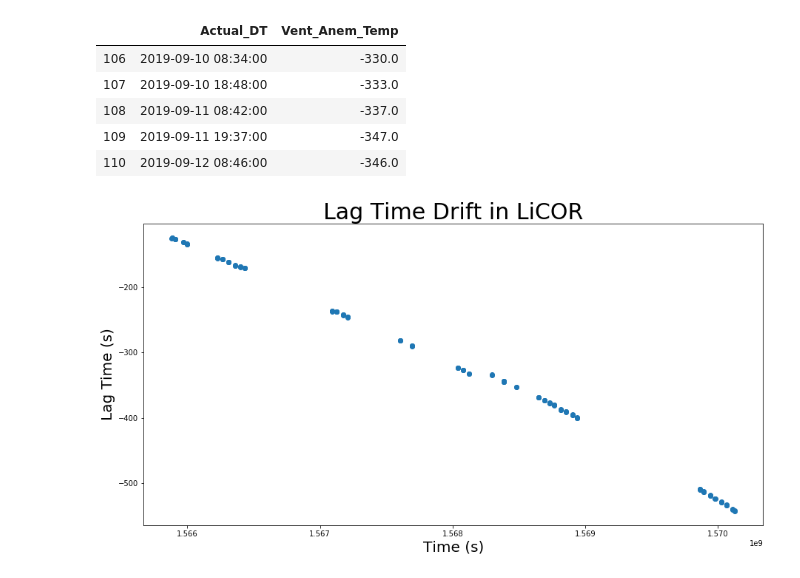
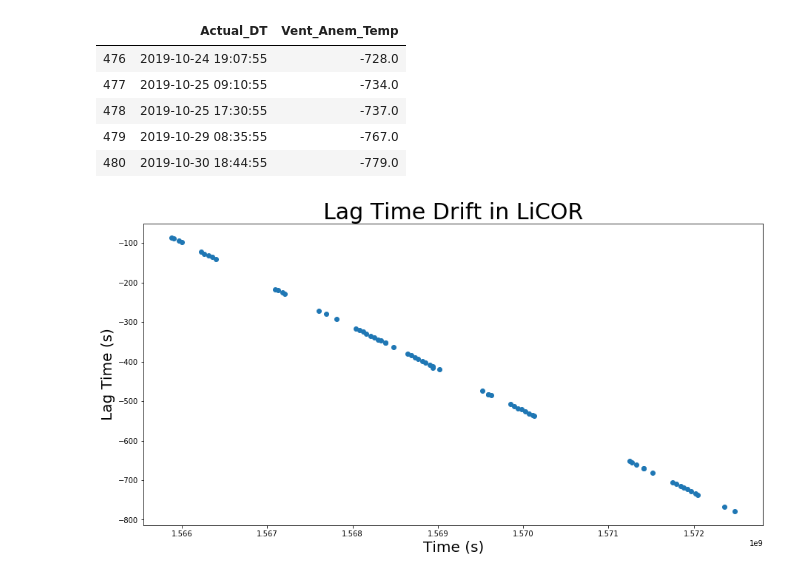
Before and after one commit to agmeyer4/CO2_Eddy, a Jupyter notebook: Spike_Finder.ipynb, the cells around one changed output. Cells and saved outputs as stored; diff of their text form; code cells hidden in the pictures.

```diff
--- a/Spike_Finder.ipynb
+++ b/Spike_Finder.ipynb
@@ -671,7 +671,7 @@ def spike_ET_df_creation(**kwargs):
             for i in range(1,4):
                 spike_ET_df['Multiplexer_CO2_{}'.format(i)] = multi_spikes[i]
         elif 'Temp' in key:
-            spike_ET_df['Vent_Anem_Temp'] = get_single_vent_anem_temp_spike(value,'Velocity')
+            spike_ET_df['Vent_Anem_Temp'] = get_single_vent_anem_temp_spike(value,'Rotations')
 
     return spike_ET_df
 # %%
@@ -748,6 +748,6 @@ Enter End Date YYYY-mm-DD:  2019-10-03
 # %%
 #actual_spike_df = pd.DataFrame(columns=['Actual_DT','Actual_ET','Picarro_ANEM','Picarro_CO2','LI_8100_Vent','Multiplexer_CO2_1','Multiplexer_CO2_2','Multiplexer_CO2_3'])
-actual_spike_df = pd.read_pickle('All_actualET.pkl')
+actual_spike_df = pd.read_pickle('All_actualET_spikes.pkl')
 actual_spike_df
 # %% [output]
 |  | Actual_DT | Actual_ET | LI_8100_Vent | Multiplexer_CO2_1 | Multiplexer_CO2_2 | Multiplexer_CO2_3 | ... |
@@ -766,9 +766,9 @@ actual_spike_df
 # %%
-# actual_spike_df = create_actual_spike(actual_spike_df,Vent_Anem_Temp_df=Vent_Anem_Temp)
-# more_spikes = input("More Vent_Anem_Temp spikes? ")
-# while more_spikes == 'y':
-#     actual_spike_df = create_actual_spike(actual_spike_df,Vent_Anem_Temp_df=Vent_Anem_Temp)
-#     more_spikes = input("More Vent_Anem_Temp spikes? ")
+actual_spike_df = create_actual_spike(actual_spike_df,Vent_Anem_Temp_df=Vent_Anem_Temp)
+more_spikes = input("More Vent_Anem_Temp spikes? ")
+while more_spikes == 'y':
+    actual_spike_df = create_actual_spike(actual_spike_df,Vent_Anem_Temp_df=Vent_Anem_Temp)
+    more_spikes = input("More Vent_Anem_Temp spikes? ")
 
 # actual_spike_df = create_actual_spike(actual_spike_df,Picarro_CO2_df = Picarro)
 # more_spikes = input("More Picarro spikes? ")
@@ -833,18 +815,18 @@ pd.set_option('display.max_rows', 1000)
 lags[['Actual_DT','Vent_Anem_Temp']].dropna().tail()
 # %% [output]
 |  | Actual_DT | Vent_Anem_Temp |
-| 106 | 2019-09-10 08:34:00 | -330.0 |
-| 107 | 2019-09-10 18:48:00 | -333.0 |
-| 108 | 2019-09-11 08:42:00 | -337.0 |
-| 109 | 2019-09-11 19:37:00 | -347.0 |
-| 110 | 2019-09-12 08:46:00 | -346.0 |
+| 476 | 2019-10-24 19:07:55 | -728.0 |
+| 477 | 2019-10-25 09:10:55 | -734.0 |
+| 478 | 2019-10-25 17:30:55 | -737.0 |
+| 479 | 2019-10-29 08:35:55 | -767.0 |
+| 480 | 2019-10-30 18:44:55 | -779.0 |
 # %%
 fig,ax=plt.subplots(figsize=[15,7.5])
-ax.scatter(lags['Actual_ET'],lags['Multiplexer_CO2_1'])
+ax.scatter(lags['Actual_ET'],lags['Vent_Anem_Temp'])
 ax.set_ylabel('Lag Time (s)',size=20)
 ax.set_xlabel('Time (s)',size=20)
 ax.set_title('Lag Time Drift in LiCOR',size=30)
 plt.show()
 # %% [output]
-[figure, old version]
+[figure, new version]
 # %%
```
Also changed, not shown: parts of 6 cells of this notebook, 1 other file.
